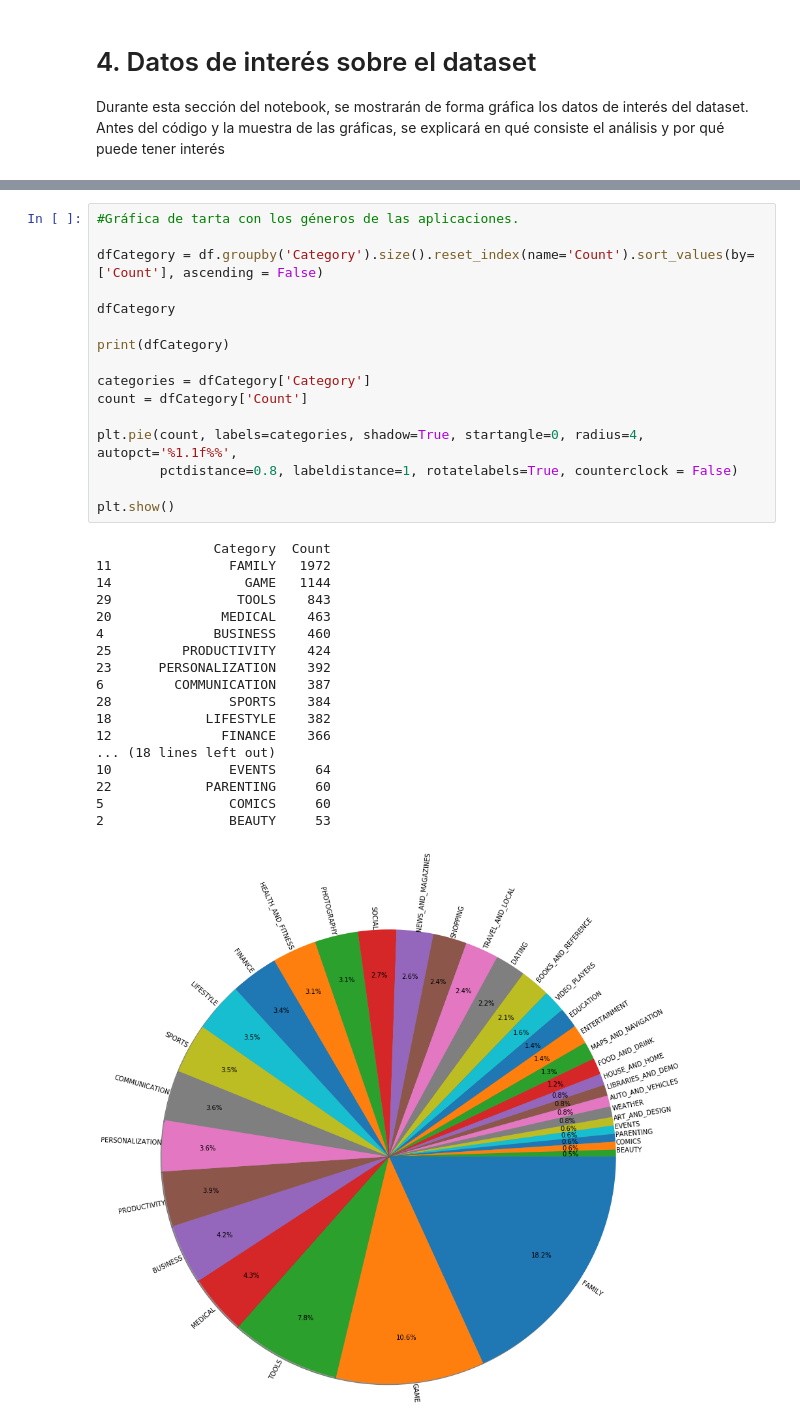
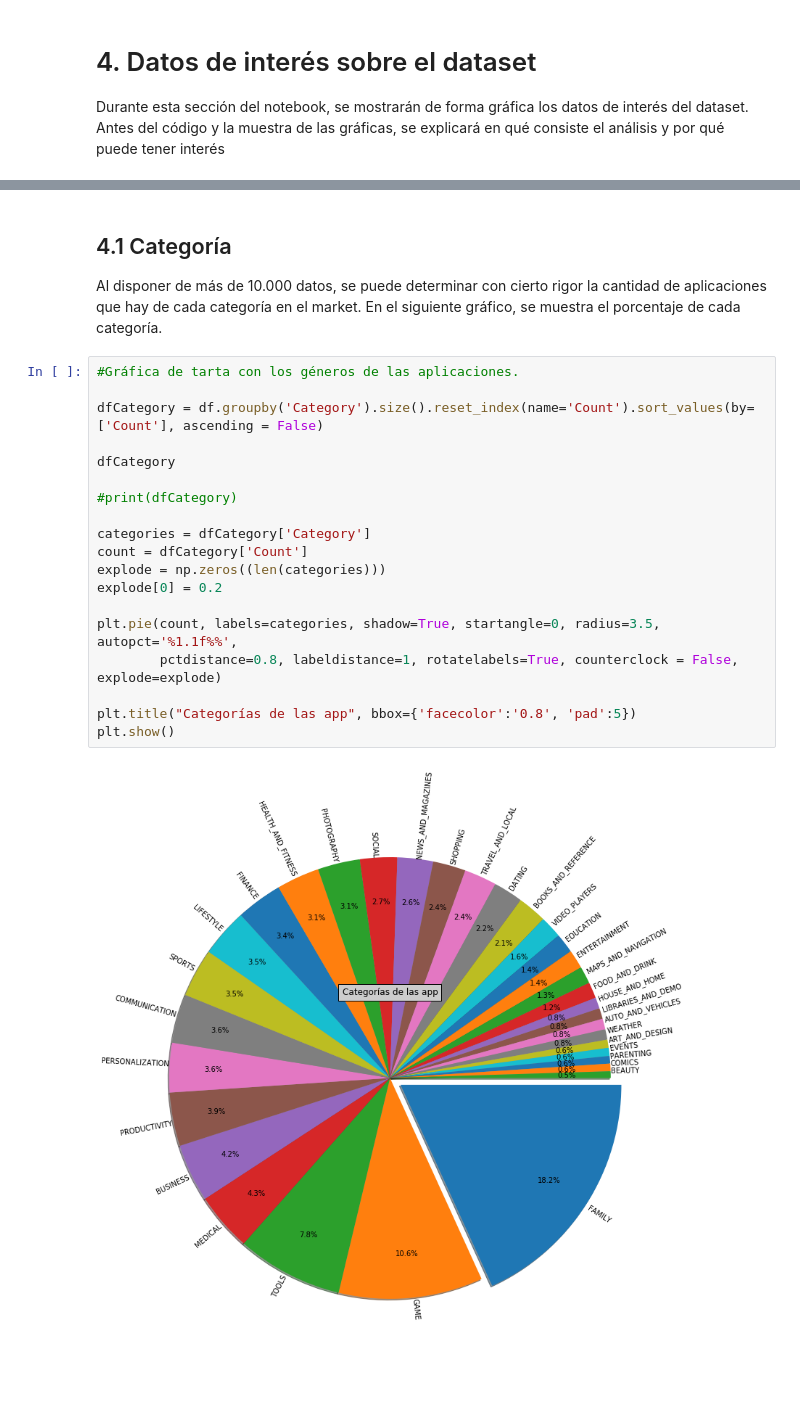
Before and after one commit to Asapuskis/PEC1, a Jupyter notebook: PEC1_AsierAguayo.ipynb, the cells around one changed output, grey strips where cells are left out. Drawn from its saved outputs; the diff is of its cells as text; blank space fills up the shorter version.

Commit message:
Segunda aplicación de las categorías

```diff
--- a/PEC1_AsierAguayo.ipynb
+++ b/PEC1_AsierAguayo.ipynb
@@ -103,35 +101,25 @@ dtype: object
+# %% [markdown]
+<h2>4.1 Categoría</h2>
+
+<p>Al disponer de más de 10.000 datos, se puede determinar con cierto rigor la cantidad de aplicaciones que hay de cada categoría en el market. En el siguiente gráfico, se muestra el porcentaje de cada categoría.</p>
 # %%
 #Gráfica de tarta con los géneros de las aplicaciones.
 
 dfCategory = df.groupby('Category').size().reset_index(name='Count').sort_values(by=['Count'], ascending = False)
 
 dfCategory
 
-print(dfCategory)
+#print(dfCategory)
 
 categories = dfCategory['Category']
 count = dfCategory['Count']
+explode = np.zeros((len(categories)))
+explode[0] = 0.2
 
-plt.pie(count, labels=categories, shadow=True, startangle=0, radius=4, autopct='%1.1f%%',
-        pctdistance=0.8, labeldistance=1, rotatelabels=True, counterclock = False)
+plt.pie(count, labels=categories, shadow=True, startangle=0, radius=3.5, autopct='%1.1f%%',
+        pctdistance=0.8, labeldistance=1, rotatelabels=True, counterclock = False, explode=explode)
 
+plt.title("Categorías de las app", bbox={'facecolor':'0.8', 'pad':5})
 plt.show()
 # %% [output]
-               Category  Count
-11               FAMILY   1972
-14                 GAME   1144
-29                TOOLS    843
-20              MEDICAL    463
-4              BUSINESS    460
-25         PRODUCTIVITY    424
-23      PERSONALIZATION    392
-6         COMMUNICATION    387
-28               SPORTS    384
-18            LIFESTYLE    382
-12              FINANCE    366
-... (18 lines left out)
-10               EVENTS     64
-22            PARENTING     60
-5                COMICS     60
-2                BEAUTY     53
-[figure, old version]
+[figure, new version]
```
Also changed, not shown: parts of 4 cells of this notebook.
